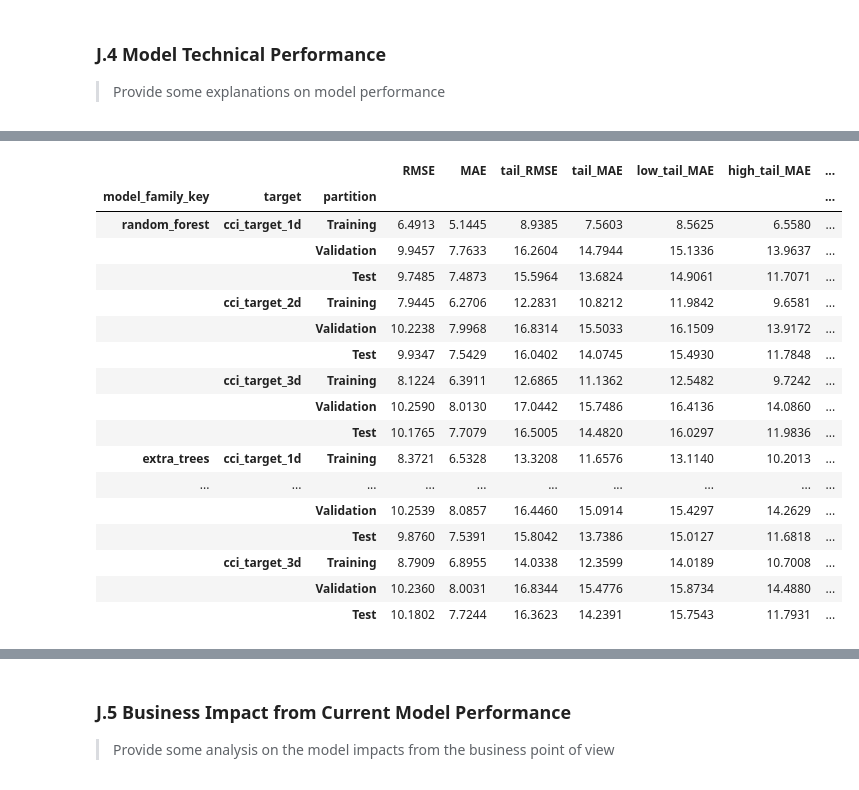
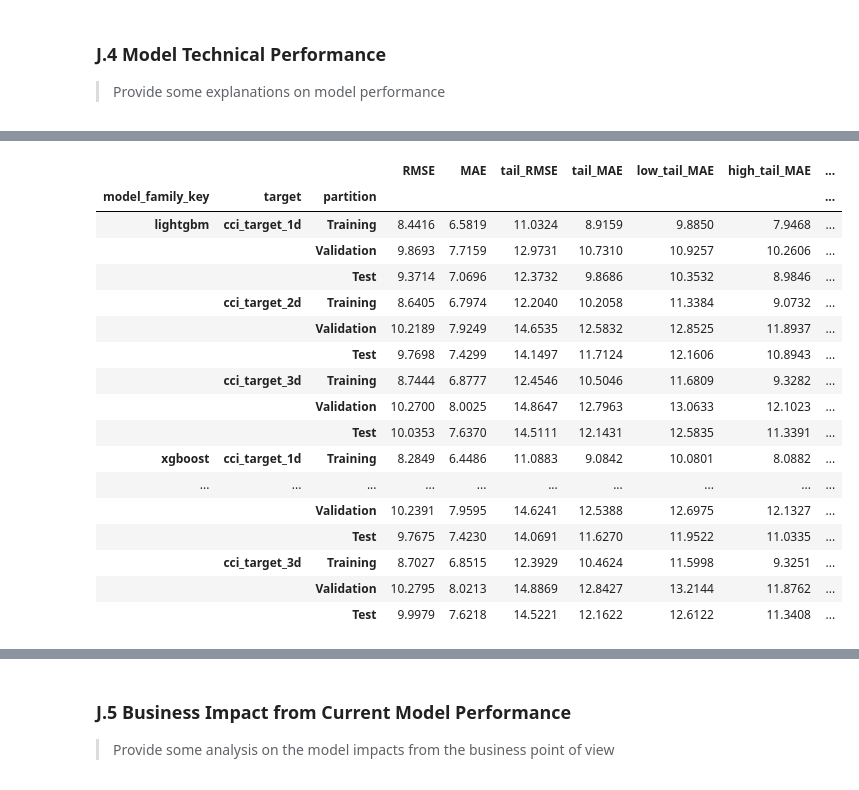
Before and after one commit to RP28/36120-26SP-AT2-26294153-experiments, a Jupyter notebook: notebooks/comfort_climate/36120_26SP_AT2_26294153_experiment_3.ipynb, the cells around one changed output, grey strips where cells are left out. Drawn from its saved outputs; the diff is of its cells as text; code cells hidden in the pictures.

```diff
--- a/notebooks/comfort_climate/36120_26SP_AT2_26294153_experiment_3.ipynb
+++ b/notebooks/comfort_climate/36120_26SP_AT2_26294153_experiment_3.ipynb
@@ -566,17 +542,20 @@ Saved Experiment 3 matrices to: /Users/ratnadeeppatra/adv_ml/36120-26SP-AT2-2629
 
 > Provide some explanations on why you believe the performance metrics you chose is appropriate
 # %%
-from sklearn.metrics import mean_absolute_error, root_mean_squared_error
+from sklearn.metrics import make_scorer, mean_absolute_error, root_mean_squared_error
 
-primary_metric = "RMSE with a 2% validation guardrail"
-tail_selection_metric = "Tail RMSE"
+vanilla_negative_rmse = make_scorer(root_mean_squared_error, greater_is_better=False)
+vanilla_negative_mae = make_scorer(mean_absolute_error, greater_is_better=False)
+
+primary_metric = "Validation RMSE"
+tail_selection_metric = "Residual-tail RMSE after vanilla boosted fitting"
 secondary_metric = "MAE"
 
 metric_plan = pd.DataFrame({
     "metric": [primary_metric, tail_selection_metric, secondary_metric, "Prediction standard-deviation ratio"],
     "role": [
-        "Prevents weighting or tree complexity from materially damaging overall forecast accuracy",
-        "Selects the eligible weight and tree configuration that best predicts rare CCI values",
+        "Selects the vanilla boosted configuration and guards the weighted refit",
+        "Finds target-specific tail cutoffs before the final tail-weighted boosted refit",
         "Reports typical absolute error in CCI points",
         "Measures how much observed target variation is recovered by predictions"
     ]
@@ -993,18 +1037,39 @@ Selected validation tail RMSE: 16.834
 # %%
 selected_candidate_summary = pd.DataFrame({
     result_key: output["selected_candidate"]
-    for result_key, output in weighted_tree_outputs.items()
+    for result_key, output in boosting_outputs.items()
 }).T
 selected_candidate_summary.index.names = ["model_family_key", "target_key"]
 
 technical_performance = pd.concat(
     {
         result_key: output["performance"]
-        for result_key, output in weighted_tree_outputs.items()
+        for result_key, output in boosting_outputs.items()
     },
     names=["model_family_key", "target", "partition"],
 )
+performance_metric_columns = [
+    "RMSE",
+    "MAE",
+    "tail_RMSE",
+    "tail_MAE",
+    "low_tail_MAE",
+    "high_tail_MAE",
+    "prediction_std_ratio",
+    "prediction_min",
+    "prediction_max",
+]
 
-display(selected_candidate_summary.round(4))
-display(technical_performance.round(4))
+display(selected_candidate_summary[[
+    "model_family",
+    "stage",
+    "tail_percentile",
+    "tail_weight_multiplier",
+    "max_depth",
+    "minimum_leaf_control",
+    "learning_rate",
+    "validation_RMSE",
+    "validation_tail_RMSE",
+]].round(4))
+display(technical_performance[performance_metric_columns].round(4))
 # %% [output]
@@ -1025,21 +1084,21 @@ display(technical_performance.round(4))
 |  |  |  | RMSE | MAE | tail_RMSE | tail_MAE | low_tail_MAE | high_tail_MAE | ... |
 | model_family_key | target | partition |  |  |  |  |  |  | ... |
-| random_forest | cci_target_1d | Training | 6.4913 | 5.1445 | 8.9385 | 7.5603 | 8.5625 | 6.5580 | ... |
-|  |  | Validation | 9.9457 | 7.7633 | 16.2604 | 14.7944 | 15.1336 | 13.9637 | ... |
-|  |  | Test | 9.7485 | 7.4873 | 15.5964 | 13.6824 | 14.9061 | 11.7071 | ... |
-|  | cci_target_2d | Training | 7.9445 | 6.2706 | 12.2831 | 10.8212 | 11.9842 | 9.6581 | ... |
-|  |  | Validation | 10.2238 | 7.9968 | 16.8314 | 15.5033 | 16.1509 | 13.9172 | ... |
-|  |  | Test | 9.9347 | 7.5429 | 16.0402 | 14.0745 | 15.4930 | 11.7848 | ... |
-|  | cci_target_3d | Training | 8.1224 | 6.3911 | 12.6865 | 11.1362 | 12.5482 | 9.7242 | ... |
-|  |  | Validation | 10.2590 | 8.0130 | 17.0442 | 15.7486 | 16.4136 | 14.0860 | ... |
-|  |  | Test | 10.1765 | 7.7079 | 16.5005 | 14.4820 | 16.0297 | 11.9836 | ... |
-| extra_trees | cci_target_1d | Training | 8.3721 | 6.5328 | 13.3208 | 11.6576 | 13.1140 | 10.2013 | ... |
+| lightgbm | cci_target_1d | Training | 8.4416 | 6.5819 | 11.0324 | 8.9159 | 9.8850 | 7.9468 | ... |
+|  |  | Validation | 9.8693 | 7.7159 | 12.9731 | 10.7310 | 10.9257 | 10.2606 | ... |
+|  |  | Test | 9.3714 | 7.0696 | 12.3732 | 9.8686 | 10.3532 | 8.9846 | ... |
+|  | cci_target_2d | Training | 8.6405 | 6.7974 | 12.2040 | 10.2058 | 11.3384 | 9.0732 | ... |
+|  |  | Validation | 10.2189 | 7.9249 | 14.6535 | 12.5832 | 12.8525 | 11.8937 | ... |
+|  |  | Test | 9.7698 | 7.4299 | 14.1497 | 11.7124 | 12.1606 | 10.8943 | ... |
+|  | cci_target_3d | Training | 8.7444 | 6.8777 | 12.4546 | 10.5046 | 11.6809 | 9.3282 | ... |
+|  |  | Validation | 10.2700 | 8.0025 | 14.8647 | 12.7963 | 13.0633 | 12.1023 | ... |
+|  |  | Test | 10.0353 | 7.6370 | 14.5111 | 12.1431 | 12.5835 | 11.3391 | ... |
+| xgboost | cci_target_1d | Training | 8.2849 | 6.4486 | 11.0883 | 9.0842 | 10.0801 | 8.0882 | ... |
 | ... | ... | ... | ... | ... | ... | ... | ... | ... | ... |
-|  |  | Validation | 10.2539 | 8.0857 | 16.4460 | 15.0914 | 15.4297 | 14.2629 | ... |
-|  |  | Test | 9.8760 | 7.5391 | 15.8042 | 13.7386 | 15.0127 | 11.6818 | ... |
-|  | cci_target_3d | Training | 8.7909 | 6.8955 | 14.0338 | 12.3599 | 14.0189 | 10.7008 | ... |
-|  |  | Validation | 10.2360 | 8.0031 | 16.8344 | 15.4776 | 15.8734 | 14.4880 | ... |
-|  |  | Test | 10.1802 | 7.7244 | 16.3623 | 14.2391 | 15.7543 | 11.7931 | ... |
+|  |  | Validation | 10.2391 | 7.9595 | 14.6241 | 12.5388 | 12.6975 | 12.1327 | ... |
+|  |  | Test | 9.7675 | 7.4230 | 14.0691 | 11.6270 | 11.9522 | 11.0335 | ... |
+|  | cci_target_3d | Training | 8.7027 | 6.8515 | 12.3929 | 10.4624 | 11.5998 | 9.3251 | ... |
+|  |  | Validation | 10.2795 | 8.0213 | 14.8869 | 12.8427 | 13.2144 | 11.8762 | ... |
+|  |  | Test | 9.9979 | 7.6218 | 14.5221 | 12.1622 | 12.6122 | 11.3408 | ... |
 # %%
 for target in target_names:
     print(target)
```
Also changed, not shown: parts of 54 cells of this notebook, 8 other files.
